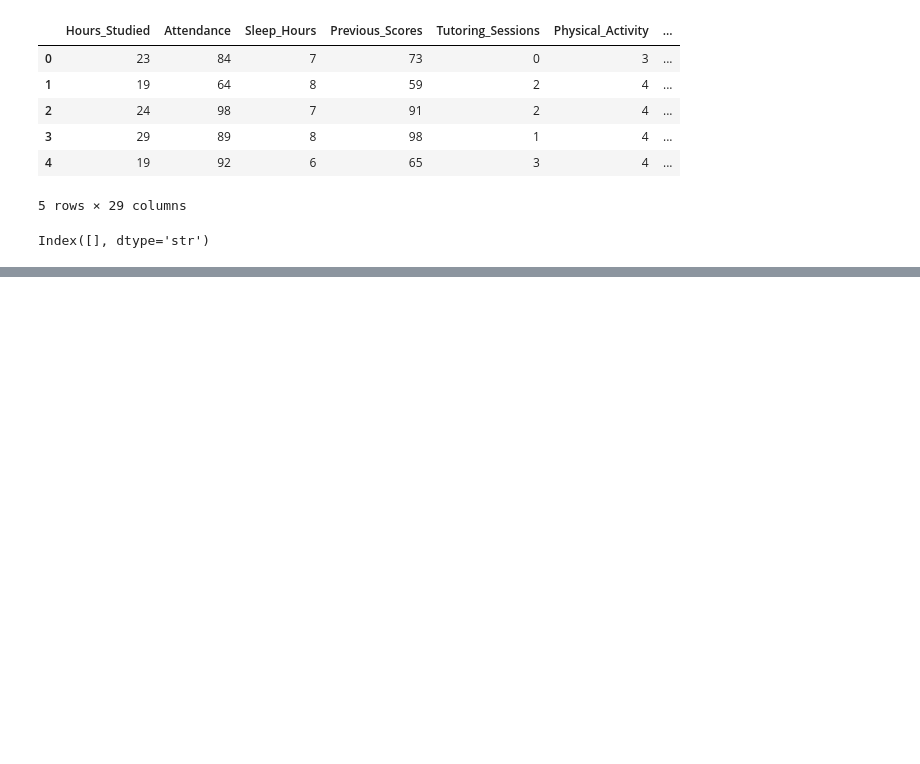
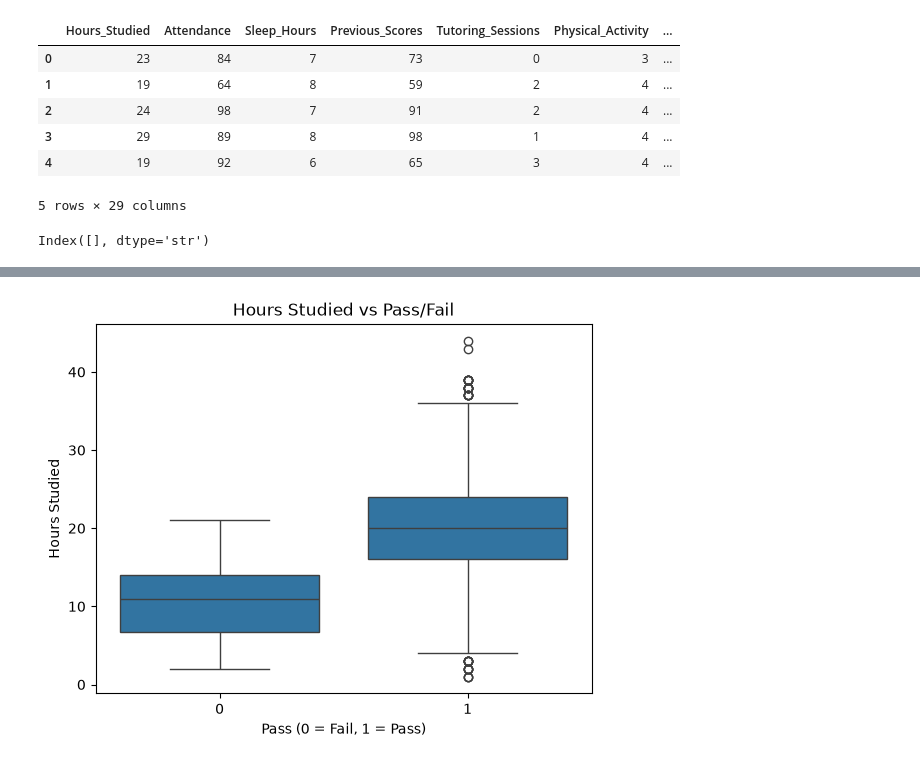
Before and after one commit to aarushar2020-cmd/Exam-Pass-Fail-Predictor, a Jupyter notebook: exam-predictor.ipynb, the cells around one changed output, grey strips where cells are left out. Drawn from its saved outputs; the diff is of its cells as text; code cells hidden in the pictures; blank space fills up the shorter version.

```diff
--- a/exam-predictor.ipynb
+++ b/exam-predictor.ipynb
@@ -190,0 +199,8 @@ Index([], dtype='str')
+# %%
+sns.boxplot(x="Pass", y="Hours_Studied", data=df)
+plt.title("Hours Studied vs Pass/Fail")
+plt.xlabel("Pass (0 = Fail, 1 = Pass)")
+plt.ylabel("Hours Studied")
+plt.show()
+# %% [output]
+[figure, added]
```
Also changed, not shown: parts of 11 cells of this notebook.
